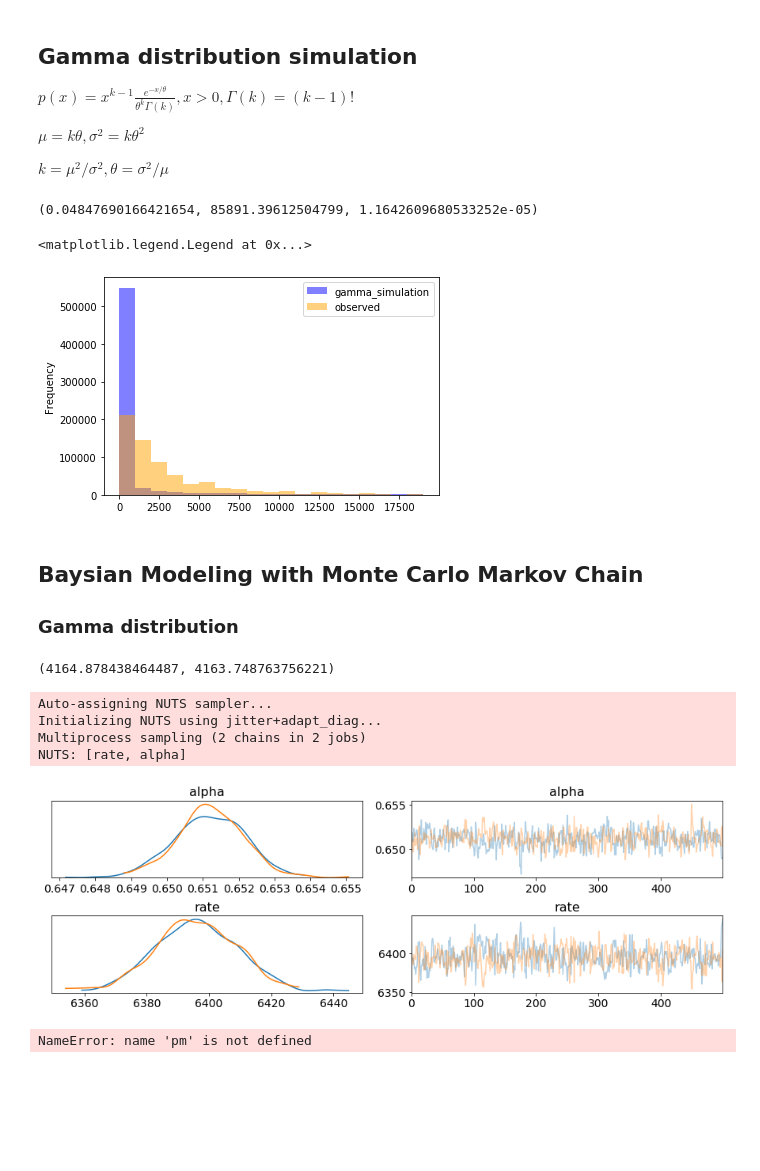
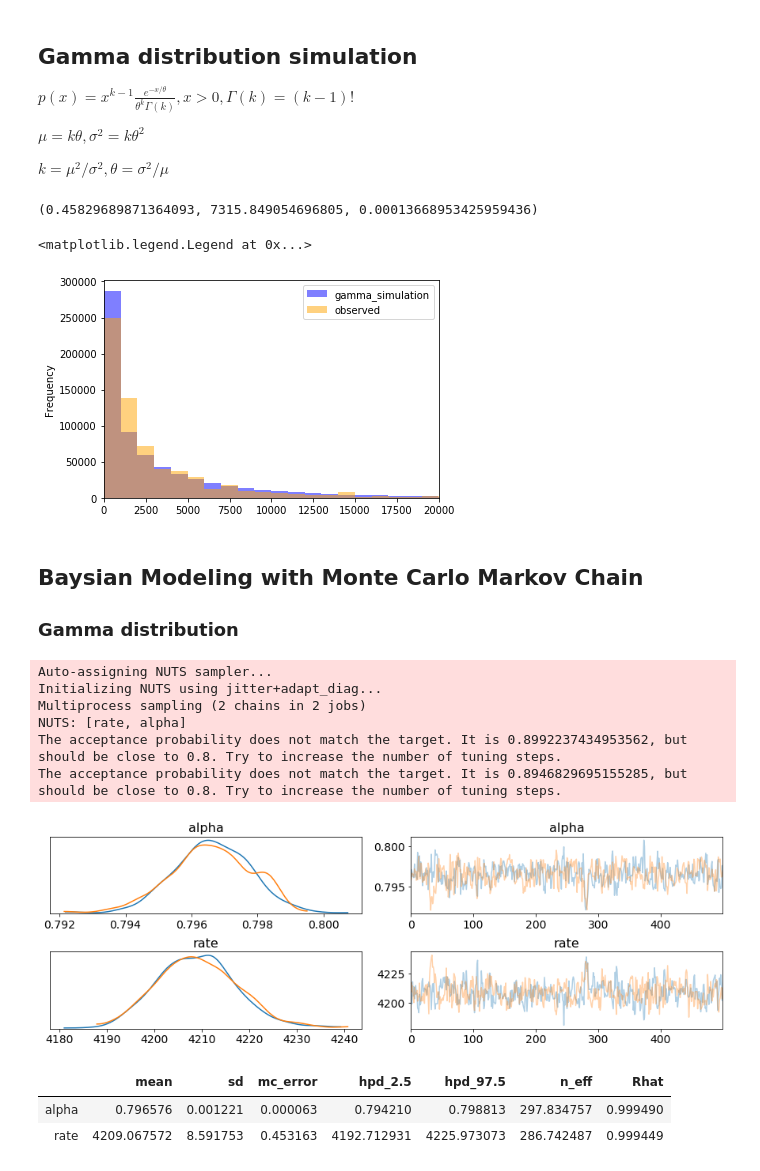
Before and after one commit to Shunling/Insight_HealthDataScience, a Jupyter notebook: Bayesian_Inference.ipynb, the cells around one changed output. Drawn from its saved outputs; the diff is of its cells as text; code cells hidden in the pictures; blank space fills up the shorter version.

Commit message:
rescale range

```diff
--- a/Bayesian_Inference.ipynb
+++ b/Bayesian_Inference.ipynb
@@ -52,3 +64,5 @@ amount.plot.hist(bins=range(0,20000,1000),label='observed',alpha=0.5,color='oran
+# %%
+amount = amount.loc[amount<=50000]
 # %% [markdown]
 ## Exponential distribution
 
@@ -122,47 +124,48 @@ k = (mean/sd)**2 # shape parameter, also called alpha
 theta = sd**2/mean # scale parameter, also called 1/beta
 k,theta, 1/theta
 # %% [output]
-(0.04847690166421654, 85891.39612504799, 1.1642609680533252e-05)
+(0.45829689871364093, 7315.849054696805, 0.00013668953425959436)
+# %%
+gamma1 = gamma(shape=k, scale=theta,size=amount.shape[0])
+dist = pd.DataFrame({})
+dist['gamma'] = gamma1
+gamma1 = dist['gamma'].loc[dist['gamma']<=50000]
 # %%
-from numpy.random import gamma
 
-gamma_simulation = gamma(shape=k, scale=theta,size=amount.shape[0])
-plt.hist(gamma_simulation, bins=range(0,20000,1000),label='gamma_simulation',alpha=0.5,color='blue')
-amount.plot.hist(bins=range(0,20000,1000),label='observed',alpha=0.5,color='orange')
+plt.hist(gamma1, bins=50,label='gamma_simulation',alpha=0.5,color='blue')
+amount.plot.hist(bins=50,label='observed',alpha=0.5,color='orange')
+plt.xlim(0,20000)
 plt.legend()
 # %% [output]
 <matplotlib.legend.Legend at 0x...>
-[figure, old version]
+[figure, new version]
 # %% [markdown]
 ## Baysian Modeling with Monte Carlo Markov Chain
 
 ### Gamma distribution
-# %%
-# observation (obs)
-obs = amount.loc[amount>0]
-obs.mean(),amount.mean()
-# %% [output]
-(4164.878438464487, 4163.748763756221)
 # %%
-
 # baysian optimization of parameter
 with pm.Model() as model:
 
     alpha_ = pm.Exponential('alpha', k) # prior
     rate_ = pm.Exponential('rate',1/theta) # prior
 
-    y_obs = pm.Gamma('y_obs', alpha=alpha_, beta=1/rate_, observed=obs) # likelihood
-    trace = pm.sample(tune = 2000) # traw 2000 traces from
+    y_obs = pm.Gamma('y_obs', alpha=alpha_, beta=1/rate_, observed=amount) # likelihood
+    trace_2 = pm.sample(draws=500, tune = 500) # traw 2000 traces from posterior population
 # %% [output]
 Auto-assigning NUTS sampler...
 Initializing NUTS using jitter+adapt_diag...
 Multiprocess sampling (2 chains in 2 jobs)
 NUTS: [rate, alpha]
+The acceptance probability does not match the target. It is 0.8992237434953562, but should be close to 0.8. Try to increase the number of tuning steps.
+The acceptance probability does not match the target. It is 0.8946829695155285, but should be close to 0.8. Try to increase the number of tuning steps.
 # %%
-_ = pm.traceplot(trace)
+_ = pm.traceplot(trace_2)
 # %% [output]
-[figure, old version]
+[figure, new version]
 # %%
-pm.summary(trace)
+pm.summary(trace_2)
 # %% [output]
-NameError: name 'pm' is not defined
+|  | mean | sd | mc_error | hpd_2.5 | hpd_97.5 | n_eff | Rhat |
+| alpha | 0.796576 | 0.001221 | 0.000063 | 0.794210 | 0.798813 | 297.834757 | 0.999490 |
+| rate | 4209.067572 | 8.591753 | 0.453163 | 4192.712931 | 4225.973073 | 286.742487 | 0.999449 |
```
Also changed, not shown: parts of 17 cells of this notebook.
